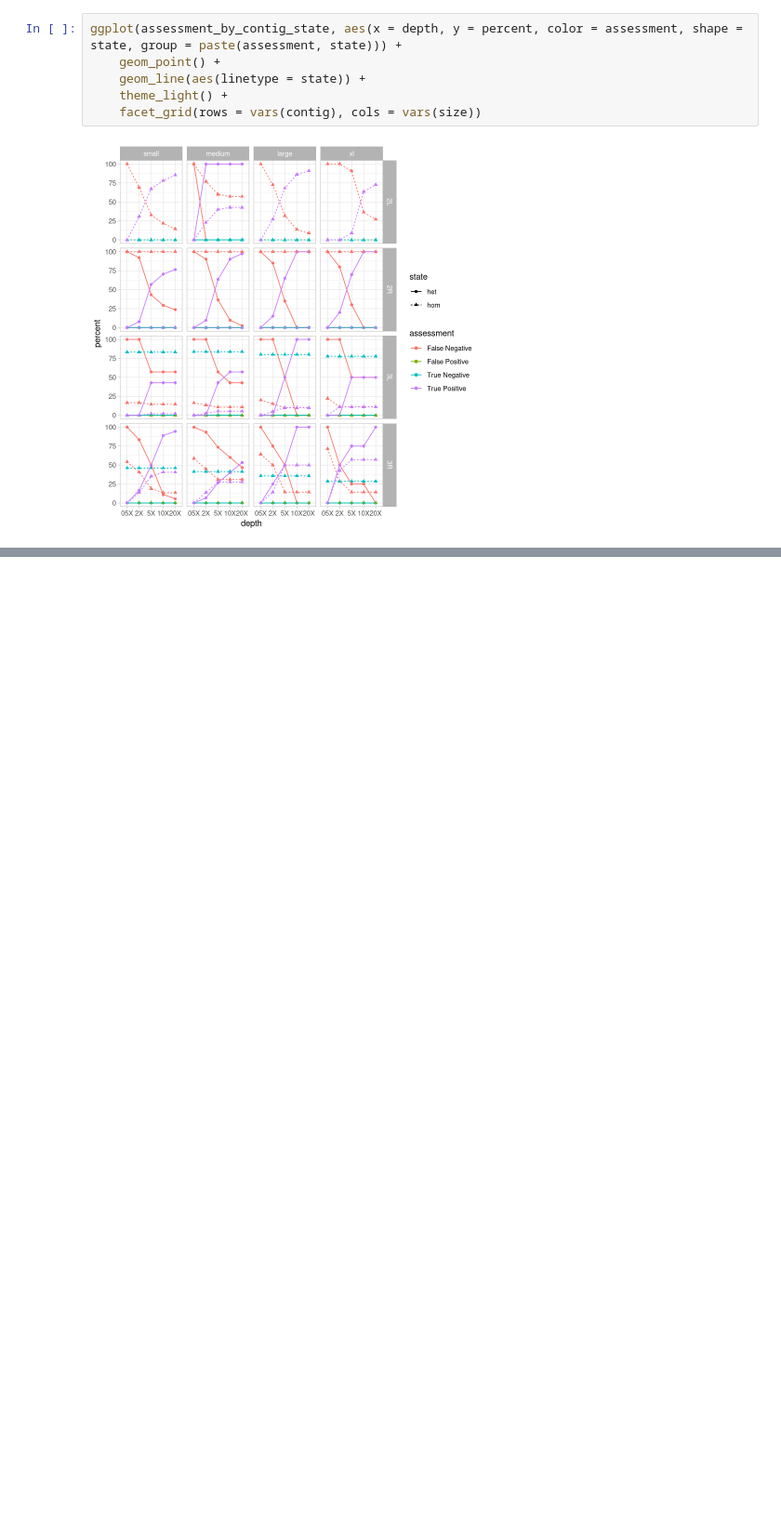
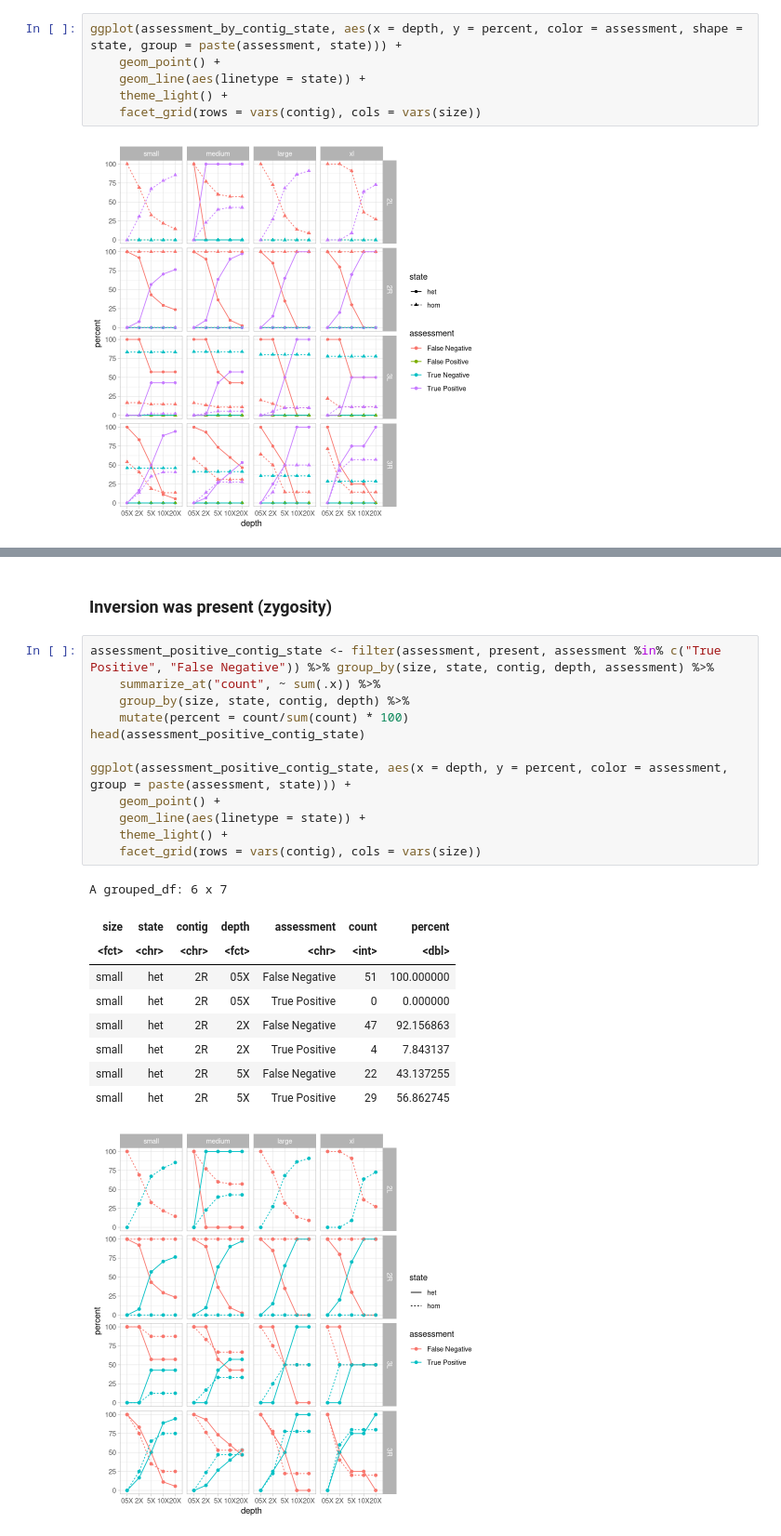
Before and after one commit to pdimens/haplotagging_simulations, a Jupyter notebook: assess_called_inversions.ipynb, the cells around one changed output, grey strips where cells are left out. Shown at 93% size. Saved outputs shown, nothing was run; the diff lists cells and outputs as text; blank space fills up the shorter version.

```diff
--- a/assess_called_inversions.ipynb
+++ b/assess_called_inversions.ipynb
@@ -338,0 +394,25 @@ ggplot(assessment_by_contig_state, aes(x = depth, y = percent, color = assessmen
+# %% [markdown]
+### Inversion was present (zygosity)
+# %%
+assessment_positive_contig_state <- filter(assessment, present, assessment %in% c("True Positive", "False Negative")) %>% group_by(size, state, contig, depth, assessment) %>%
+    summarize_at("count", ~ sum(.x)) %>%
+    group_by(size, state, contig, depth) %>%
+    mutate(percent = count/sum(count) * 100)
+head(assessment_positive_contig_state)
+
+ggplot(assessment_positive_contig_state, aes(x = depth, y = percent, color = assessment, group = paste(assessment, state))) +
+    geom_point() +
+    geom_line(aes(linetype = state)) +
+    theme_light() +
+    facet_grid(rows = vars(contig), cols = vars(size))
+# %% [output]
+A grouped_df: 6 x 7
+| size | state | contig | depth | assessment | count | percent |
+| <fct> | <chr> | <chr> | <fct> | <chr> | <int> | <dbl> |
+| small | het | 2R | 05X | False Negative | 51 | 100.000000 |
+| small | het | 2R | 05X | True Positive | 0 | 0.000000 |
+| small | het | 2R | 2X | False Negative | 47 | 92.156863 |
+| small | het | 2R | 2X | True Positive | 4 | 7.843137 |
+| small | het | 2R | 5X | False Negative | 22 | 43.137255 |
+| small | het | 2R | 5X | True Positive | 29 | 56.862745 |
+[figure, added]
```
Also changed, not shown: parts of 6 cells of this notebook.
